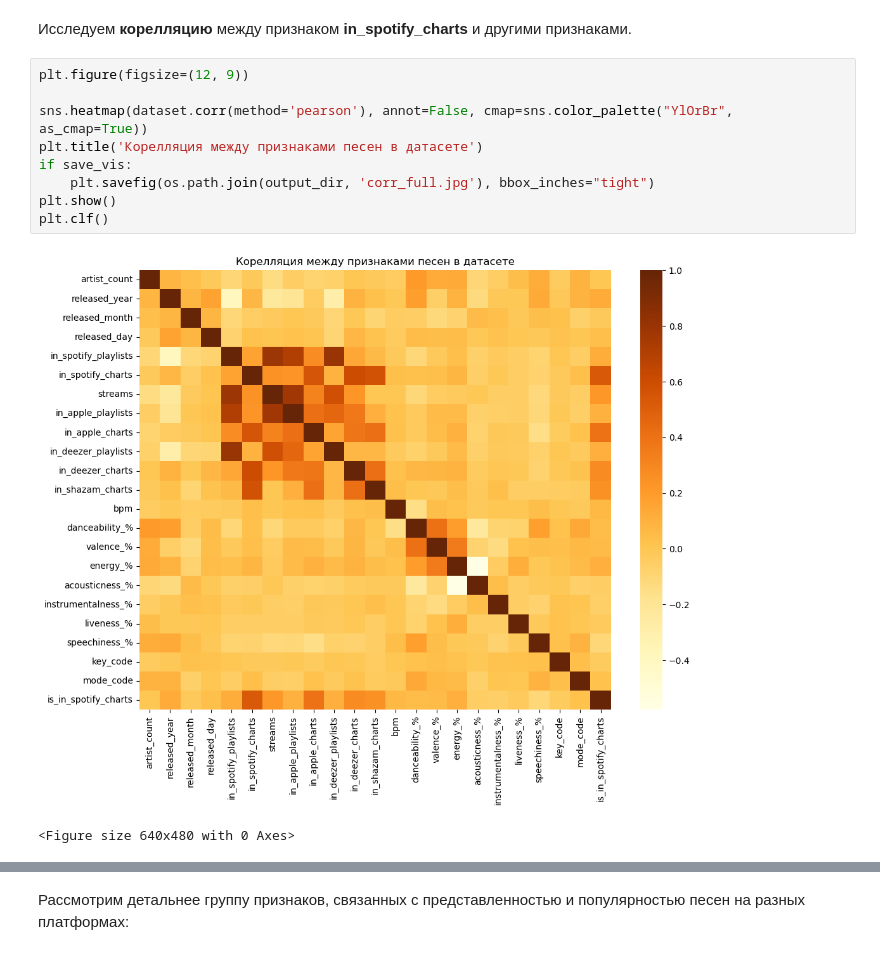
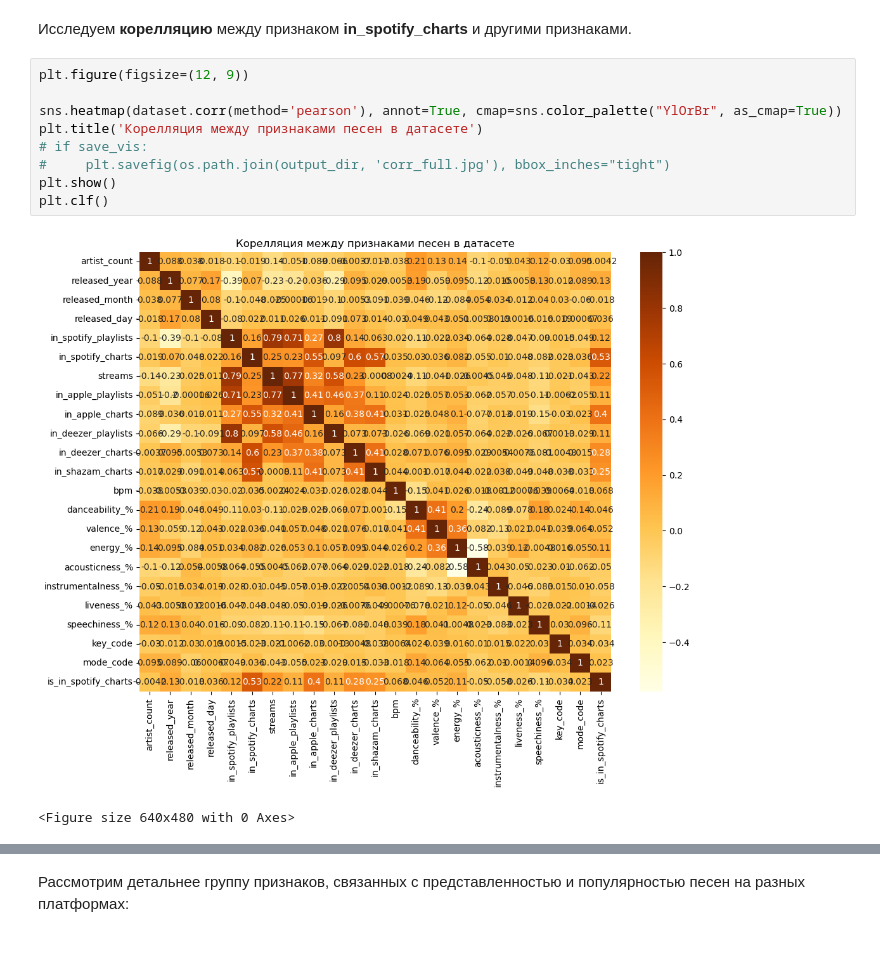
Before and after one commit to m-kichik/miptml_projects, a Jupyter notebook: songs_classification/dataset_overview.ipynb, the cells around one changed output, grey strips where cells are left out. Drawn from its saved outputs; the diff is of its cells as text.

```diff
--- a/songs_classification/dataset_overview.ipynb
+++ b/songs_classification/dataset_overview.ipynb
@@ -247,12 +247,12 @@ plt.clf()
 # %%
 plt.figure(figsize=(12, 9))
 
-sns.heatmap(dataset.corr(method='pearson'), annot=False, cmap=sns.color_palette("YlOrBr", as_cmap=True))
+sns.heatmap(dataset.corr(method='pearson'), annot=True, cmap=sns.color_palette("YlOrBr", as_cmap=True))
 plt.title('Корелляция между признаками песен в датасете')
-if save_vis:
-    plt.savefig(os.path.join(output_dir, 'corr_full.jpg'), bbox_inches="tight")
+# if save_vis:
+#     plt.savefig(os.path.join(output_dir, 'corr_full.jpg'), bbox_inches="tight")
 plt.show()
 plt.clf()
 # %% [output]
-[figure, old version]
+[figure, new version]
 <Figure size 640x480 with 0 Axes>
```
Also changed, not shown: parts of 9 cells of this notebook, 4 other files.
